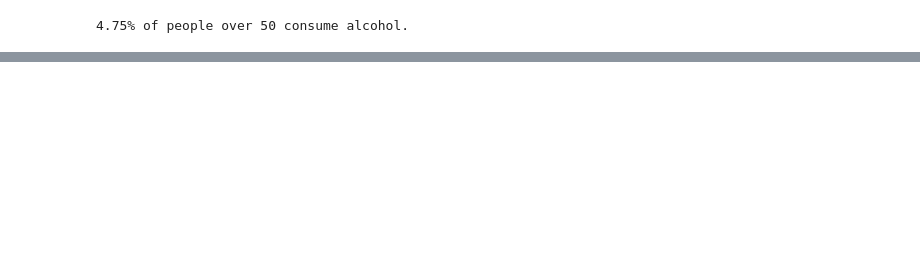
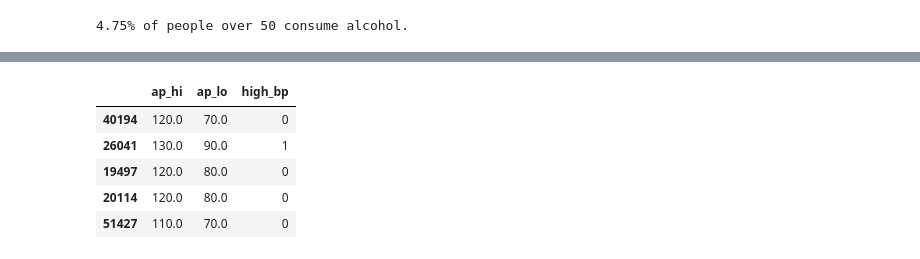
Before and after one commit to caiocvelasco/health-data-analysis, a Jupyter notebook: cardio-data-analysis-project.ipynb, the cells around one changed output, grey strips where cells are left out. Drawn from its saved outputs; the diff is of its cells as text; code cells hidden in the pictures; blank space fills up the shorter version.

```diff
--- a/cardio-data-analysis-project.ipynb
+++ b/cardio-data-analysis-project.ipynb
@@ -986,3 +983,22 @@ To answer these questions, we need to work under a certain framework: I will use
 
 **Answer: a) b) c) d)**
+# %%
+# Define High Blood Pressure
+def high_bp(ap_hi, ap_lo):
+    if ap_hi >= 130 or ap_lo > 80:
+        ap_hi = 1
+    else:
+        ap_hi = 0
+    return ap_hi
+
+data['high_bp'] = data.apply(lambda x: high_bp(x['ap_hi'], x['ap_lo']), axis = 1)
+
+data[['ap_hi', 'ap_lo','high_bp']].sample(5)
+# %% [output]
+|  | ap_hi | ap_lo | high_bp |
+| 40194 | 120.0 | 70.0 | 0 |
+| 26041 | 130.0 | 90.0 | 1 |
+| 19497 | 120.0 | 80.0 | 0 |
+| 20114 | 120.0 | 80.0 | 0 |
+| 51427 | 110.0 | 70.0 | 0 |
 # %%
```
Also changed, not shown: parts of 11 cells of this notebook.
